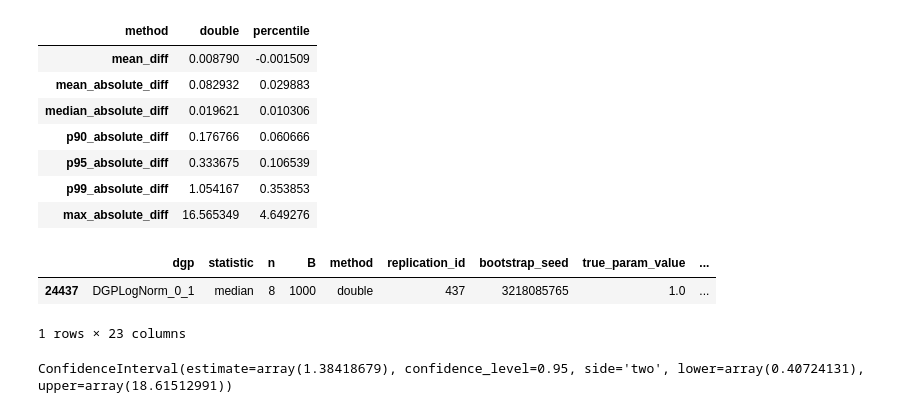
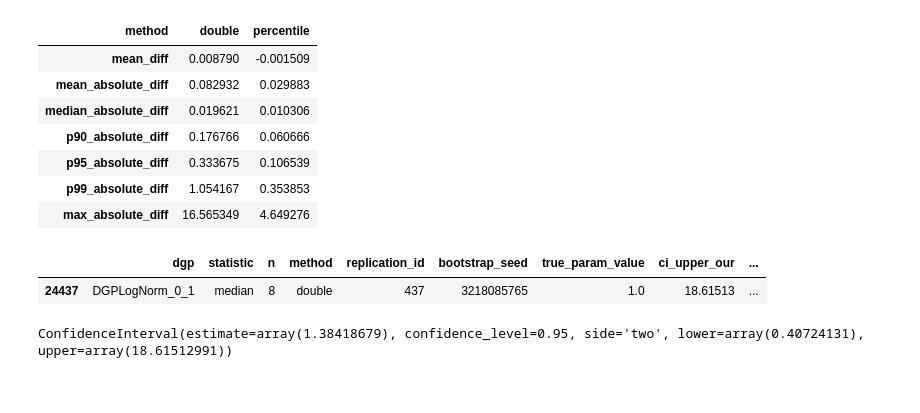
Before and after one commit to enejH04/bootstrap-inference, a Jupyter notebook: performance_validation/analysis.ipynb, the cells around one changed output. Drawn from its saved outputs; the diff is of its cells as text; code cells hidden in the pictures.

```diff
--- a/performance_validation/analysis.ipynb
+++ b/performance_validation/analysis.ipynb
@@ -649,17 +648,28 @@ summary("upper")
 # %%
 # The maximum absolute endpoint difference for the double method is approx. 16.6 for the upper endpoint.
 # See which experiment lead to this discrepancy.
 double_endpoint_df = endpoint_df[endpoint_df["method"] == "double"]
 
 discrepancy_row = double_endpoint_df[
     double_endpoint_df["ci_upper_diff"].abs()
     == double_endpoint_df["ci_upper_diff"].abs().max()
 ]
-discrepancy_row
+discrepancy_row[
+    [
+        "dgp",
+        "statistic",
+        "n",
+        "method",
+        "replication_id",
+        "bootstrap_seed",
+        "true_param_value",
+        "ci_upper_our",
+        "ci_upper_ref",
+    ]
+]
 # %% [output]
-|  | dgp | statistic | n | B | method | replication_id | bootstrap_seed | true_param_value | ... |
-| 24437 | DGPLogNorm_0_1 | median | 8 | 1000 | double | 437 | 3218085765 | 1.0 | ... |
+|  | dgp | statistic | n | method | replication_id | bootstrap_seed | true_param_value | ci_upper_our | ... |
+| 24437 | DGPLogNorm_0_1 | median | 8 | double | 437 | 3218085765 | 1.0 | 18.61513 | ... |
-1 rows × 23 columns
 # %%
 # Try to reproduce this experiment
 import bootstrap_ci as boot
```
Also changed, not shown: parts of 24 cells of this notebook.
